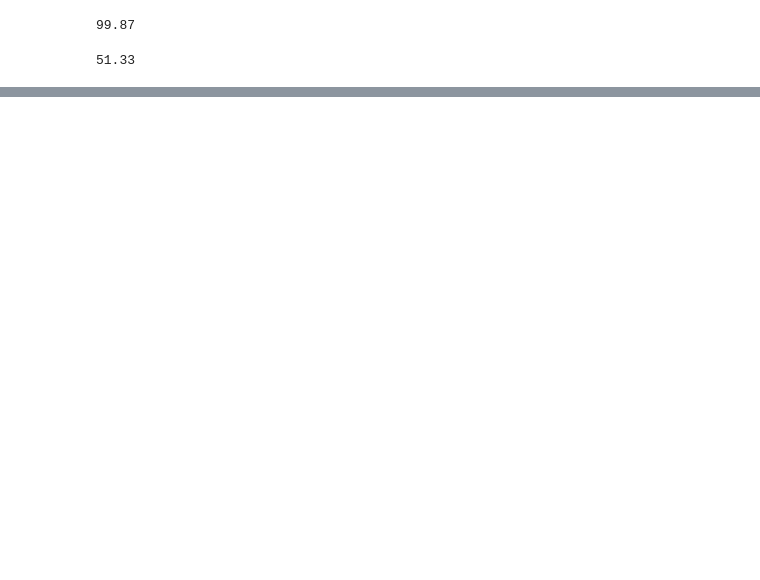
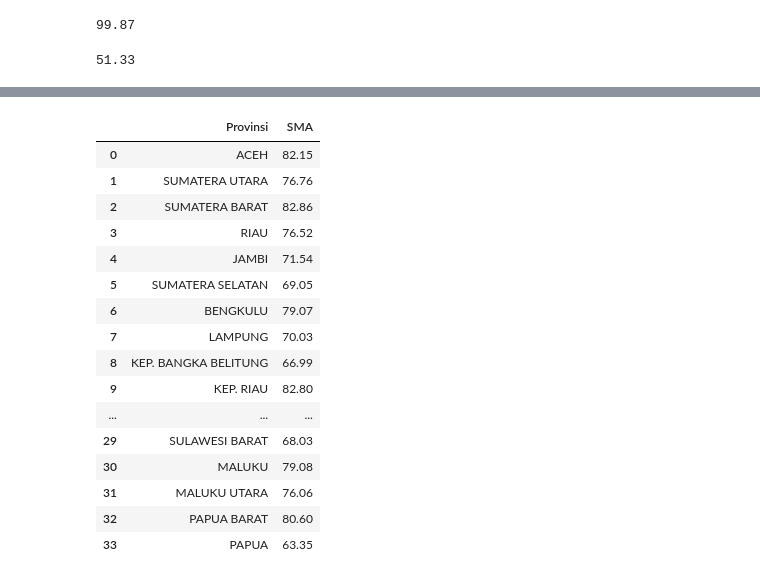
Before and after one commit to LiaDahlia/Pratikum-Machine-Learning, a Jupyter notebook: Tugas_1_MachineLearning.ipynb, the cells around one changed output, grey strips where cells are left out. Drawn from its saved outputs; the diff is of its cells as text; code cells hidden in the pictures; blank space fills up the shorter version.

```diff
--- a/Tugas_1_MachineLearning.ipynb
+++ b/Tugas_1_MachineLearning.ipynb
@@ -90,0 +118,22 @@ dataset.shape
+# %%
+Fitur=['Provinsi','SMA']
+x=dataset[Fitur]
+x
+# %% [output]
+|  | Provinsi | SMA |
+| 0 | ACEH | 82.15 |
+| 1 | SUMATERA UTARA | 76.76 |
+| 2 | SUMATERA BARAT | 82.86 |
+| 3 | RIAU | 76.52 |
+| 4 | JAMBI | 71.54 |
+| 5 | SUMATERA SELATAN | 69.05 |
+| 6 | BENGKULU | 79.07 |
+| 7 | LAMPUNG | 70.03 |
+| 8 | KEP. BANGKA BELITUNG | 66.99 |
+| 9 | KEP. RIAU | 82.80 |
+| ... | ... | ... |
+| 29 | SULAWESI BARAT | 68.03 |
+| 30 | MALUKU | 79.08 |
+| 31 | MALUKU UTARA | 76.06 |
+| 32 | PAPUA BARAT | 80.60 |
+| 33 | PAPUA | 63.35 |
```
Also changed, not shown: parts of 8 cells of this notebook.
